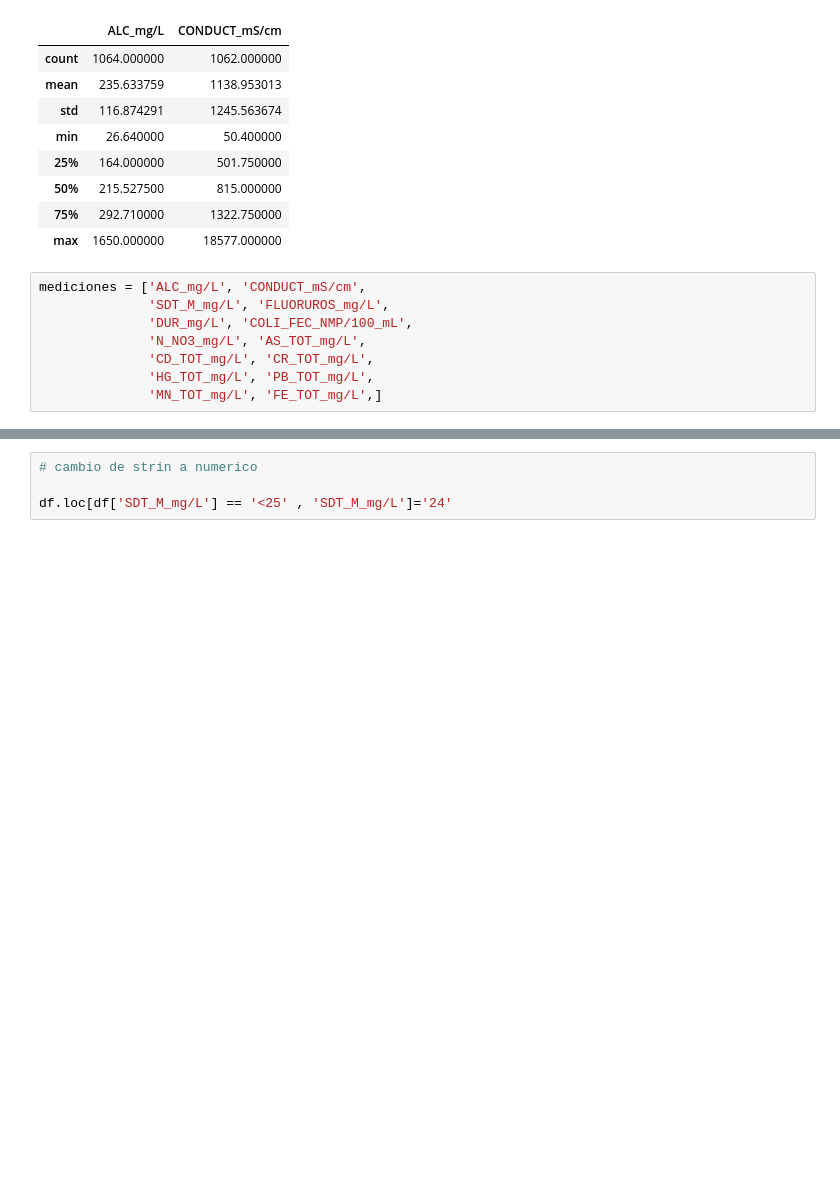
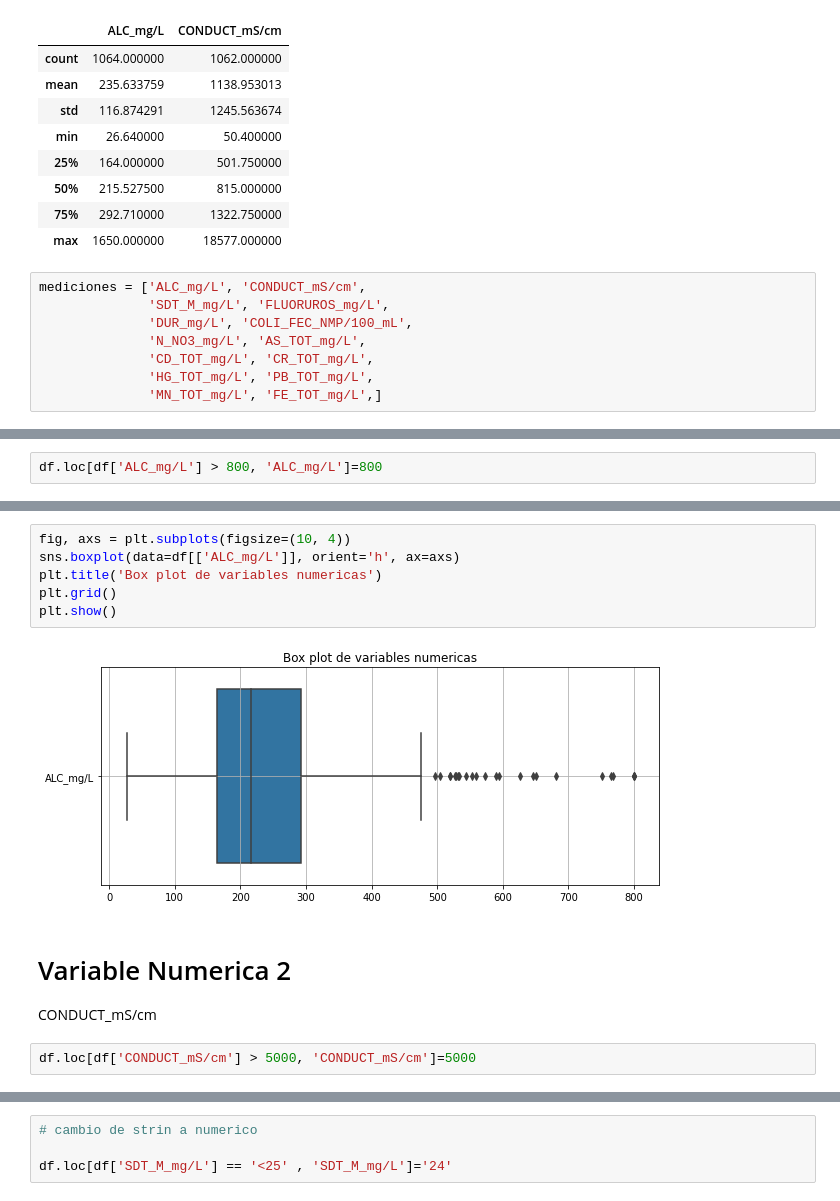
Before and after one commit to PosgradoMNA/actividades-del-projecto-equipo_36, a Jupyter notebook: Reto_Aguas_subterraneas_Entrega1.ipynb, the cells around one changed output, grey strips where cells are left out. Cells and saved outputs as stored; diff of their text form; blank space fills up the shorter version.

```diff
--- a/Reto_Aguas_subterraneas_Entrega1.ipynb
+++ b/Reto_Aguas_subterraneas_Entrega1.ipynb
@@ -317,0 +301,2 @@ Cambio de la variable 'SDT_M_mg/L'
+# %%
+df.loc[df['ALC_mg/L'] > 800, 'ALC_mg/L']=800
@@ -317,0 +315,14 @@ Cambio de la variable 'SDT_M_mg/L'
+# %%
+fig, axs = plt.subplots(figsize=(10, 4))
+sns.boxplot(data=df[['ALC_mg/L']], orient='h', ax=axs)
+plt.title('Box plot de variables numericas')
+plt.grid()
+plt.show()
+# %% [output]
+[figure, added]
+# %% [markdown]
+# Variable Numerica 2
+
+CONDUCT_mS/cm
+# %%
+df.loc[df['CONDUCT_mS/cm'] > 5000, 'CONDUCT_mS/cm']=5000
```
Also changed, not shown: parts of 57 cells of this notebook.
